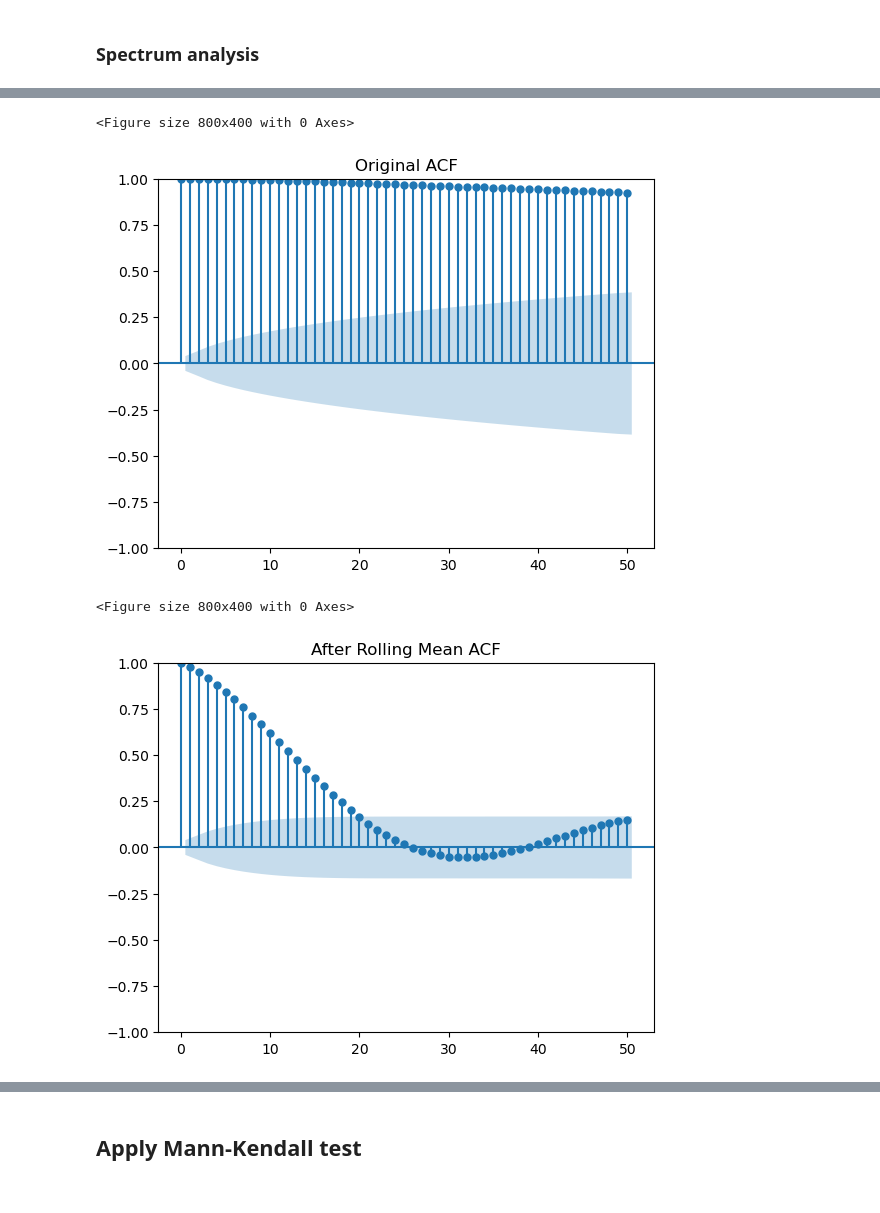
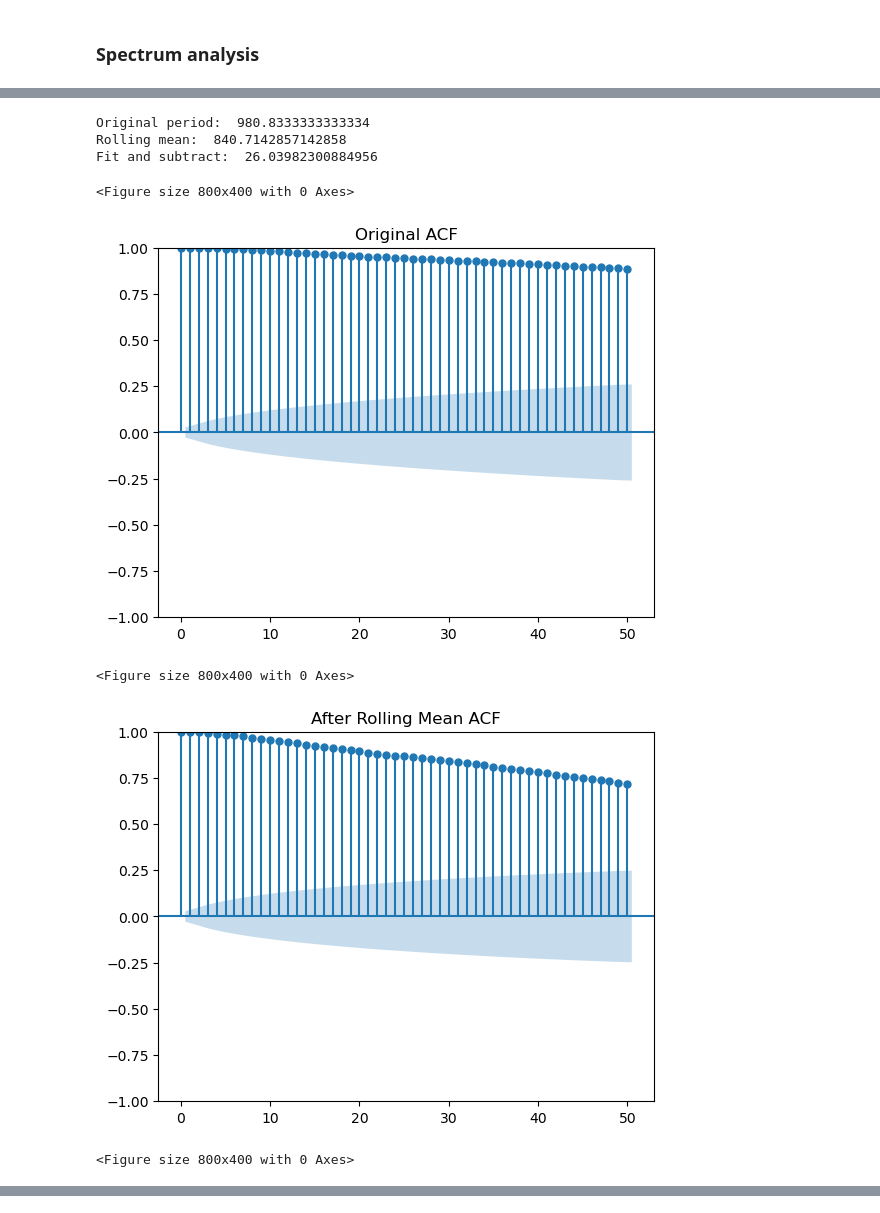
Before and after one commit to gpoccianti/LCP_projects_Y7, a Jupyter notebook: Code/XSOR_report.ipynb, the cells around one changed output, grey strips where cells are left out. Drawn from its saved outputs; the diff is of its cells as text; code cells hidden in the pictures.

```diff
--- a/Code/XSOR_report.ipynb
+++ b/Code/XSOR_report.ipynb
@@ -514,0 +533,14 @@ plt.legend()
+# %%
+from functions import *
+detrended,_,_=process_time_series(file,
+    base_chunk_size=50,
+    start_index=t_min,
+    end_index=t_max)
+
+w=int(get_period(filtered_sig))
+plt.plot(detrended)
+
+
+plt.plot(filtered_sig-filtered_sig.rolling(window=w, min_periods=1, center=False).mean(), label=f"window={w}")
+plt.legend()
+plt.show()
@@ -577,15 +618,31 @@ Cutoff frequency: 0.000012 Hz
+# %%
+print("Original period: ", get_period(filtered_sig))
+print("Rolling mean: ", get_period(final_sig))
+print("Fit and subtract: ", get_period(detrended))
+# %% [output]
+Original period:  980.8333333333334
+Rolling mean:  840.7142857142858
+Fit and subtract:  26.03982300884956
 # %%
 import statsmodels.api as sm
 
+lags=50#number of lags
+
 plt.figure(figsize=(8, 4))
-sm.graphics.tsa.plot_acf(filtered_sig.dropna(), lags=50, title="Original ACF")
+sm.graphics.tsa.plot_acf(filtered_sig.dropna(), lags=lags, title="Original ACF")
 plt.show()
 
 plt.figure(figsize=(8, 4))
-sm.graphics.tsa.plot_acf((filtered_sig - filtered_sig.rolling(window=10).mean()).dropna(), lags=50, title="After Rolling Mean ACF")
+sm.graphics.tsa.plot_acf((filtered_sig - filtered_sig.rolling(window=w).mean()).dropna(), lags=lags, title="After Rolling Mean ACF")
 plt.show()
+
+
+plt.figure(figsize=(8, 4))
+sm.graphics.tsa.plot_acf(detrended, lags=lags, title="After Rolling after fitting and subtracting")
+plt.show()
 # %% [output]
 <Figure size 800x400 with 0 Axes>
-[figure, old version]
+[figure, new version]
 <Figure size 800x400 with 0 Axes>
-[figure, old version]
+[figure, new version]
+<Figure size 800x400 with 0 Axes>
@@ -592,2 +649,0 @@ plt.show()
-# %% [markdown]
-## Apply Mann-Kendall test
```
Also changed, not shown: parts of 38 cells of this notebook.
